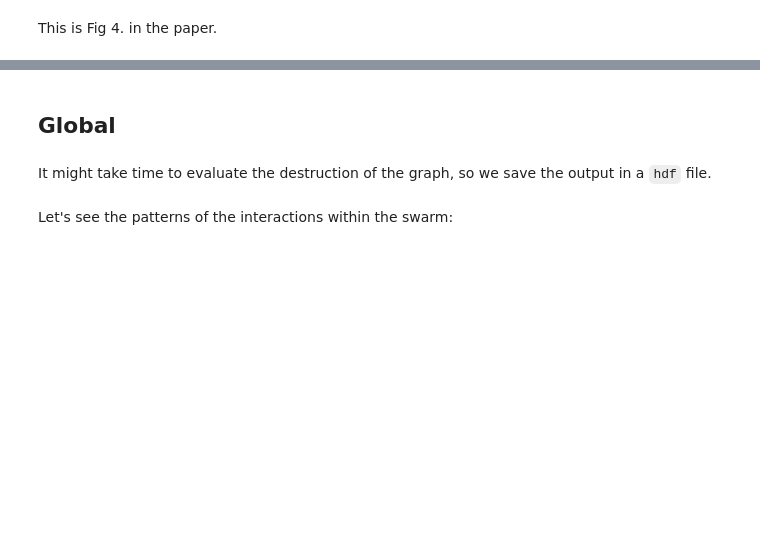
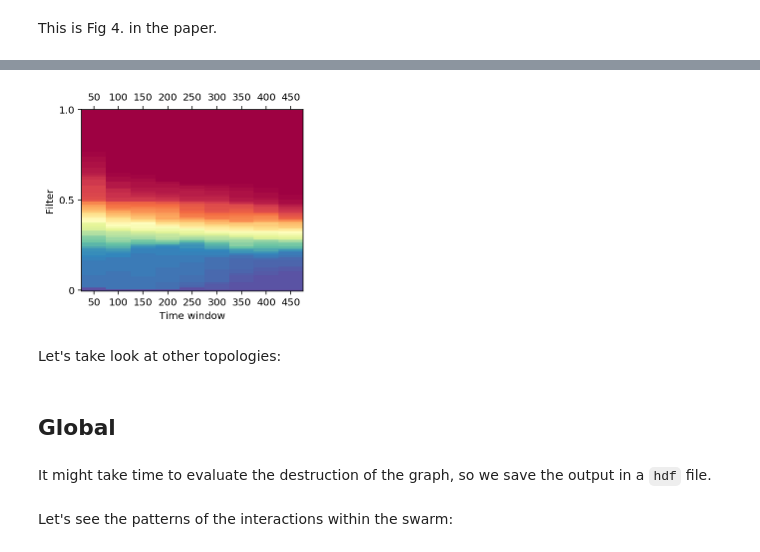
Before and after one commit to macoj/swarm_interaction_network, a Jupyter notebook: tutorials/Tutorial_2.ipynb, the cells around one changed output, grey strips where cells are left out. Drawn from its saved outputs; the diff is of its cells as text; code cells hidden in the pictures; blank space fills up the shorter version.

```diff
--- a/tutorials/Tutorial_2.ipynb
+++ b/tutorials/Tutorial_2.ipynb
@@ -45,3 +59,12 @@ This is Fig 4. in the paper.
+# %%
+import matplotlib.pyplot as plt
+GiantComponentDeathPlotter.giant_component_death_heatmap(df);
+plt.gca().set_xticks(range(len(tws)))
+plt.gca().set_xticklabels(tws);
+# %% [output]
+[figure, added]
+# %% [markdown]
+Let's take look at other topologies:
 # %% [markdown]
 ## Global
 # %%
```
Also changed, not shown: parts of 9 cells of this notebook.
